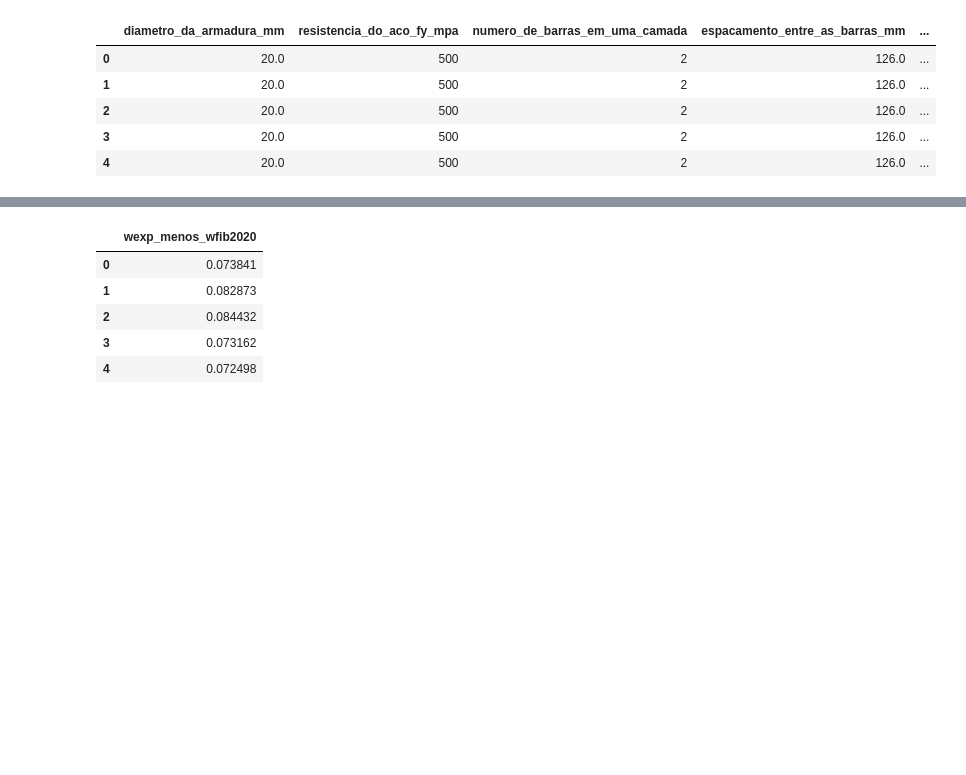
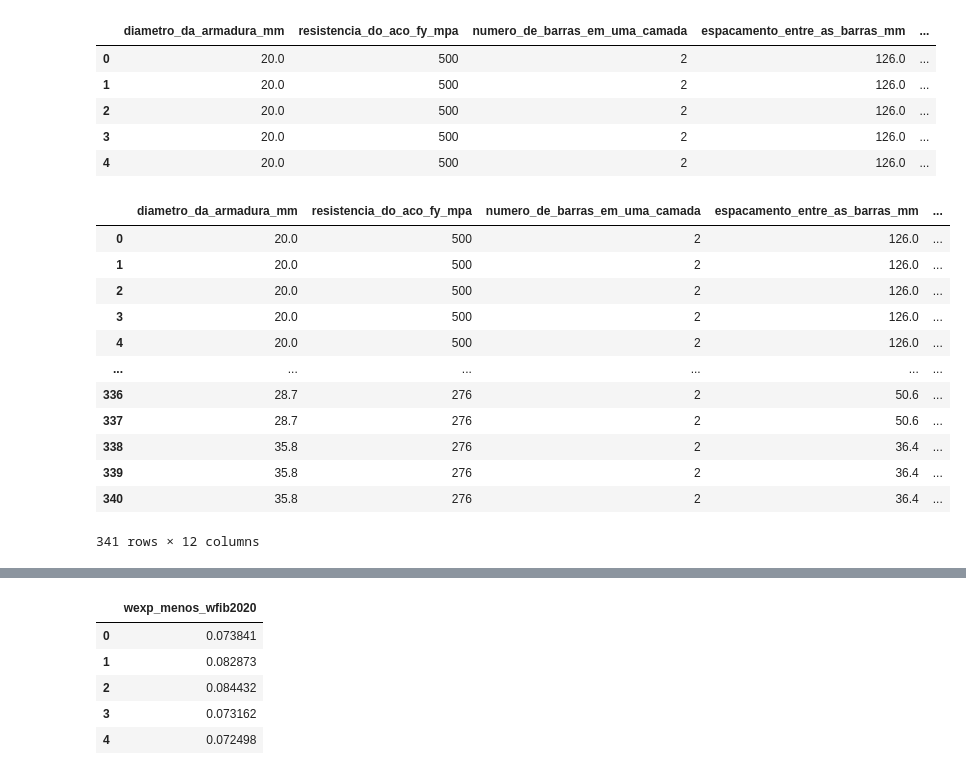
Before and after one commit to wmpjrufg/crack_prediction_symbolic_regression, a Jupyter notebook: train_pysr_model.ipynb, the cells around one changed output, grey strips where cells are left out. Cells and saved outputs as stored; diff of their text form; code cells hidden in the pictures; blank space fills up the shorter version.

```diff
--- a/train_pysr_model.ipynb
+++ b/train_pysr_model.ipynb
@@ -46,3 +30,26 @@ x.head()
 | 2 | 20.0 | 500 | 2 | 126.0 | ... |
 | 3 | 20.0 | 500 | 2 | 126.0 | ... |
 | 4 | 20.0 | 500 | 2 | 126.0 | ... |
+# %%
+x = x.drop(columns=['fib_model_code_2010', 'eurocode_2',
+       'nbr_6118_wk1_fissuracao_estabilizada',
+       'nbr_6118_wk2_fissuracao_nao_estabilizada', 'clark_1956',
+       'desayiganesan_1985', 'oh_kang_1987', 'caldas_1997',
+       'gergely_e_lutz_1968', 'equacao_15_do_artigo_de_belarbi_e_hsu_1994',
+       'beta_conforme_fields_e_bischoff_2004', 'slip_de_yuan_et_al_2025',
+       'slip_de_biscaia_e_soares_2020'])
+x
+# %% [output]
+|  | diametro_da_armadura_mm | resistencia_do_aco_fy_mpa | numero_de_barras_em_uma_camada | espacamento_entre_as_barras_mm | ... |
+| 0 | 20.0 | 500 | 2 | 126.0 | ... |
+| 1 | 20.0 | 500 | 2 | 126.0 | ... |
+| 2 | 20.0 | 500 | 2 | 126.0 | ... |
+| 3 | 20.0 | 500 | 2 | 126.0 | ... |
+| 4 | 20.0 | 500 | 2 | 126.0 | ... |
+| ... | ... | ... | ... | ... | ... |
+| 336 | 28.7 | 276 | 2 | 50.6 | ... |
+| 337 | 28.7 | 276 | 2 | 50.6 | ... |
+| 338 | 35.8 | 276 | 2 | 36.4 | ... |
+| 339 | 35.8 | 276 | 2 | 36.4 | ... |
+| 340 | 35.8 | 276 | 2 | 36.4 | ... |
+341 rows × 12 columns
```
Also changed, not shown: parts of 4 cells of this notebook.
